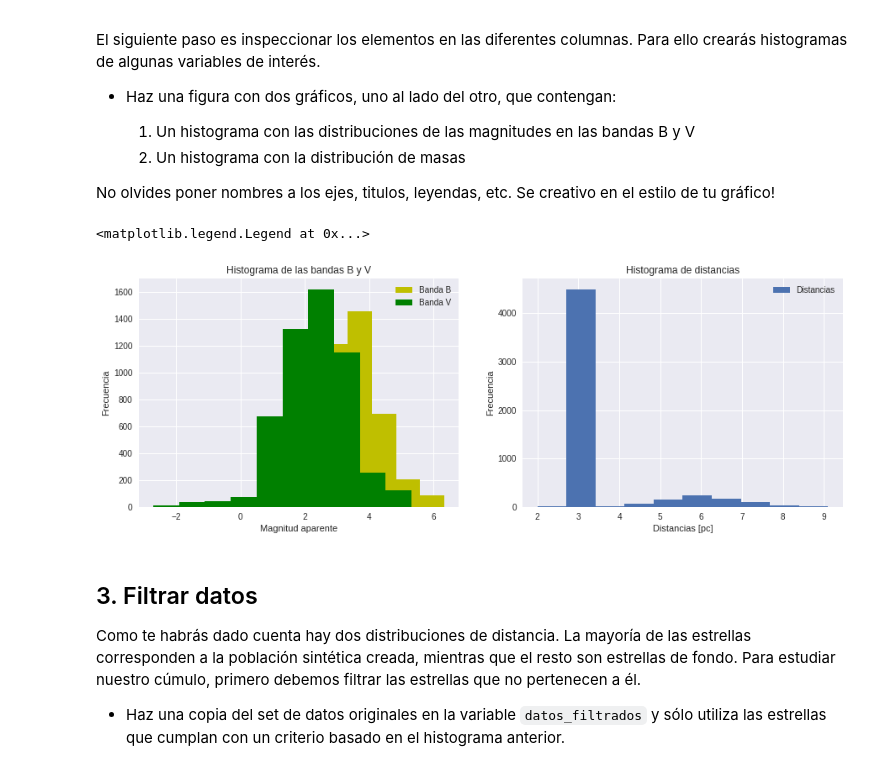
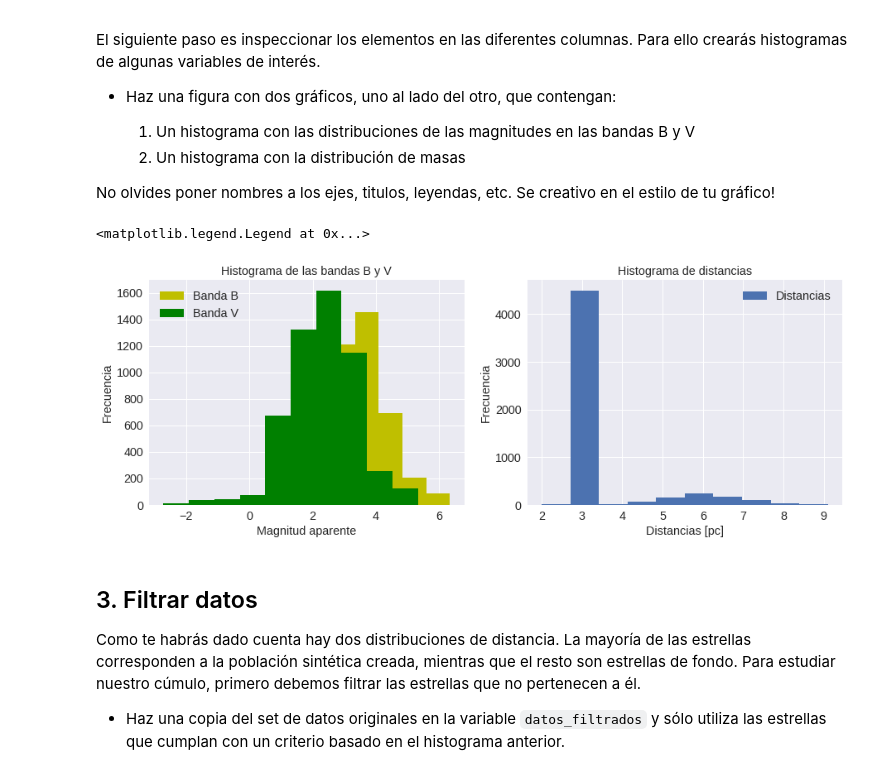
Before and after one commit to SimonSanfeliu/minitarea2, a Jupyter notebook: minitarea2.ipynb, the cells around one changed output. Cells and saved outputs as stored; diff of their text form; code cells hidden in the pictures.

```diff
--- a/minitarea2.ipynb
+++ b/minitarea2.ipynb
@@ -83,30 +83,38 @@ No olvides poner nombres a los ejes, titulos, leyendas, etc. Se creativo en el e
 # %%
 #Plotear histogramas de cada columna
 
 import matplotlib.pyplot as plt
 %matplotlib inline
+from matplotlib.pyplot import rcParams
+
+params = {'legend.fontsize': 'x-large',
+         'axes.labelsize': 'x-large',
+         'axes.titlesize':'x-large',
+         'xtick.labelsize':'x-large',
+         'ytick.labelsize':'x-large'}
+rcParams.update(params)
 
 columnaB = datos[:, 0]
 columnaV = datos[:, 1]
 columnaD = datos[:,6]
 
 fig, ax = plt.subplots(figsize = (15,5), ncols = 2)
 
 ax[0].hist(columnaB, color = 'y', label = 'Banda B')
 ax[0].hist(columnaV, color = 'g', label = 'Banda V')
 ax[0].set_xlabel('Magnitud aparente')
 ax[0].set_ylabel('Frecuencia')
 ax[0].set_title('Histograma de las bandas B y V')
 ax[0].legend(loc='best')
 
 ax[1].hist(columnaD, label = 'Distancias')
 ax[1].set_xlabel('Distancias [pc]')
 ax[1].set_ylabel('Frecuencia')
 ax[1].set_title('Histograma de distancias')
 ax[1].legend(loc='best')
 # %% [output]
 <matplotlib.legend.Legend at 0x...>
-[figure, old version]
+[figure, new version]
 # %% [markdown]
 ## 3. Filtrar datos
 
```
Also changed, not shown: parts of 4 cells of this notebook.
